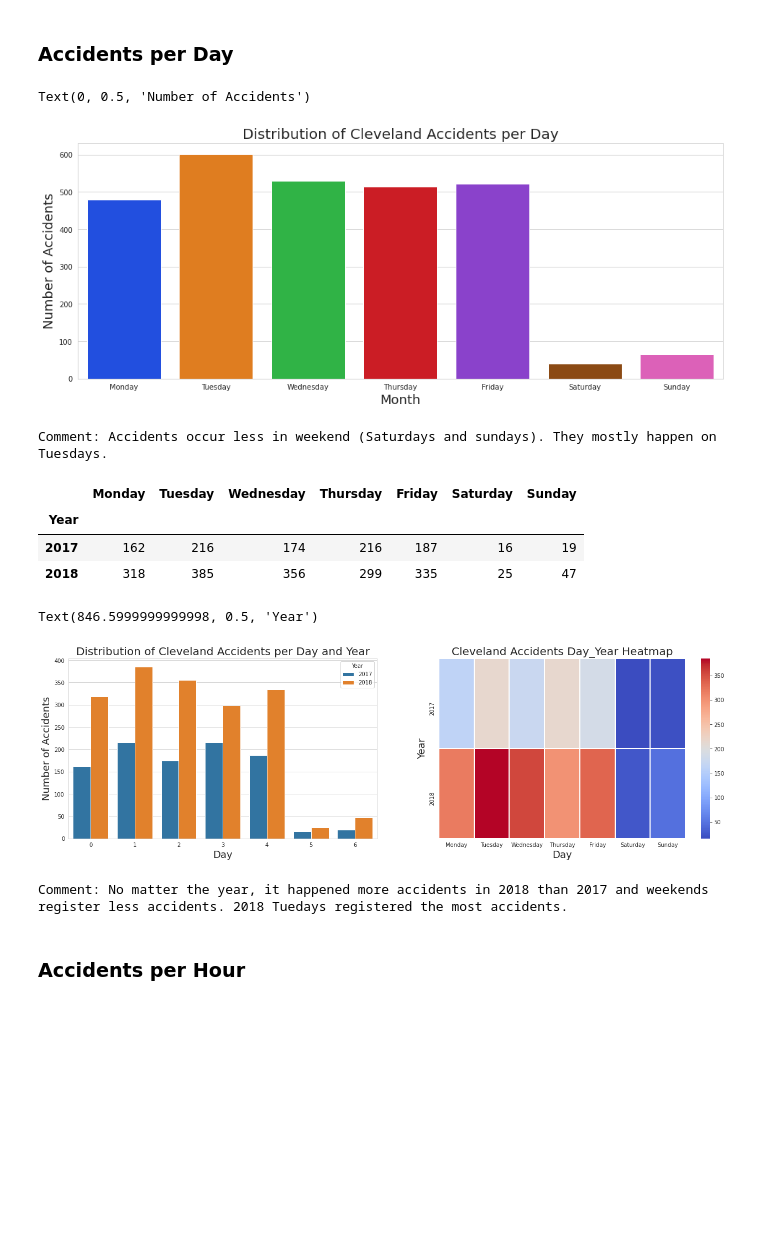
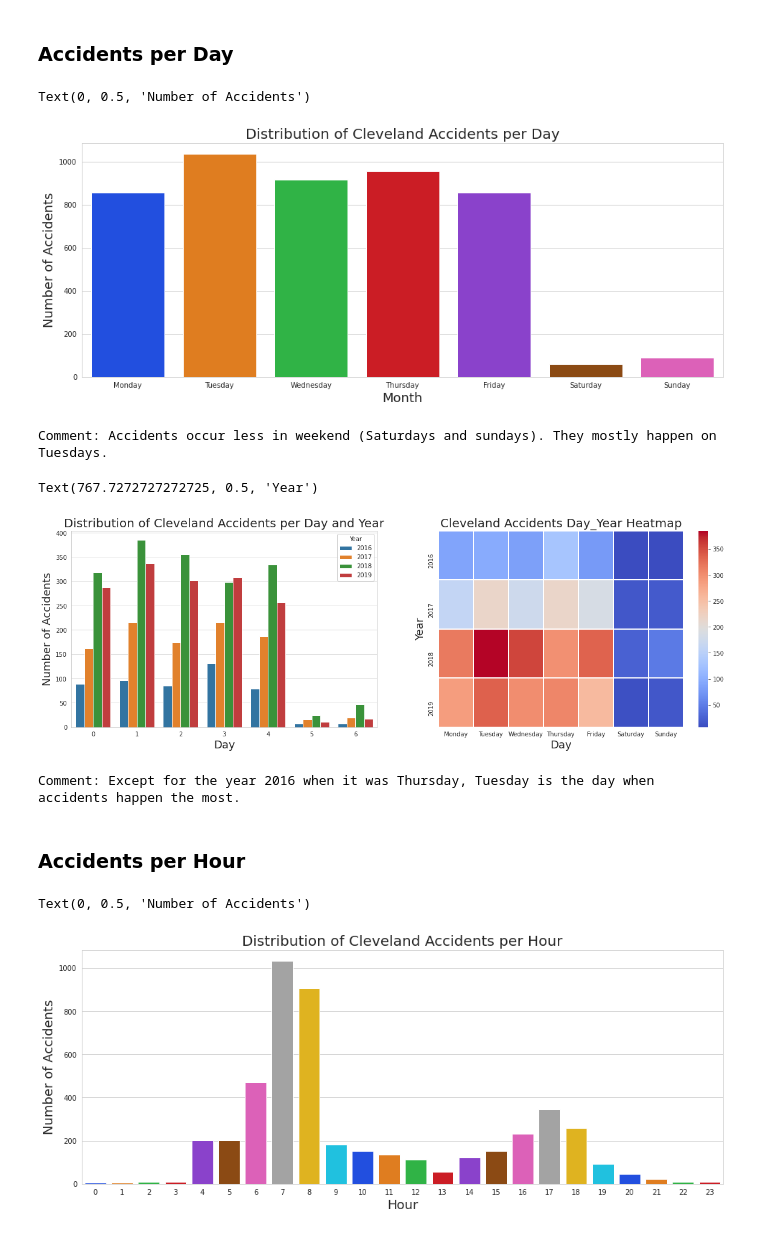
Before and after one commit to sekoukeita/Exploratory-Data-Analysis-and-Visualisation-on-US-Road-Accidents, a Jupyter notebook: Exploratory_Data_Analysis_of_Accidents_in_US_and_in_Cleveland_OHIO.ipynb, the cells around one changed output. Cells and saved outputs as stored; diff of their text form; code cells hidden in the pictures; blank space fills up the shorter version.

```diff
--- a/Exploratory_Data_Analysis_of_Accidents_in_US_and_in_Cleveland_OHIO.ipynb
+++ b/Exploratory_Data_Analysis_of_Accidents_in_US_and_in_Cleveland_OHIO.ipynb
@@ -274,12 +274,10 @@ from datetime import datetime
 # %%
 # Let's convert the Start and End time columns that are in string format into date format and use them to get only accidents occurred
 # between 1/1/2017 and 12/31/2018 and filter on State and City to get only accidents for the city of Cleveland.
+from datetime import datetime
 
 df_accidents['Start_Time'] = pd.to_datetime(df_accidents['Start_Time'])
 df_accidents['End_Time'] = pd.to_datetime(df_accidents['End_Time'])
 
-start = datetime.strptime('1/1/2017','%m/%d/%Y')
-end = datetime.strptime('1/1/2019','%m/%d/%Y')
-
-df_accidents_cleveland = df_accidents[(df_accidents['State']=='OH') & (df_accidents['City']=='Cleveland') & \
-                                      (df_accidents['Start_Time']>=start) & (df_accidents['End_Time']<end)]
+df_accidents_cleveland = df_accidents[(df_accidents['State']=='OH') & (df_accidents['City']=='Cleveland')]
+df_accidents_cleveland.head()
@@ -385,7 +451,7 @@ plt.xticks(ticks=[0,1,2,3,4,5,6],labels=['Monday','Tuesday','Wednesday','Thursda
 plt.ylabel('Number of Accidents', size=18)
 # %% [output]
 Text(0, 0.5, 'Number of Accidents')
-[figure, old version]
+[figure, new version]
 # %%
 print('Comment: Accidents occur less in weekend (Saturdays and sundays). They mostly happen on Tuesdays.')
 # %% [output]
@@ -397,29 +465,33 @@ matrix_day.columns = ['Monday','Tuesday','Wednesday','Thursday','Friday','Saturd
-# %%
-matrix_day
-# %% [output]
-|  | Monday | Tuesday | Wednesday | Thursday | Friday | Saturday | Sunday |
-| Year |  |  |  |  |  |  |  |
-| 2017 | 162 | 216 | 174 | 216 | 187 | 16 | 19 |
-| 2018 | 318 | 385 | 356 | 299 | 335 | 25 | 47 |
 # %%
-# Distribution of accidents over years and day using Seaborn visualization.
-fig,ax = plt.subplots(1,2,figsize=(22,6))
+# Distribution of accidents over years and days using Seaborn visualization.
+fig,ax = plt.subplots(1,2,figsize=(20,6))
 
 sns.countplot(data=df_accidents_cleveland,x='Weekday',hue='Year',ax=ax[0])
 ax[0].set_title('Distribution of Cleveland Accidents per Day and Year', size= 20)
 ax[0].set_xlabel('Day', size=18)
 ax[0].set_ylabel('Number of Accidents', size=18)
 
 sns.heatmap(matrix_day,cmap='coolwarm',linewidth=1,linecolor='white',ax=ax[1])
 ax[1].set_title('Cleveland Accidents Day_Year Heatmap', size= 20)
 ax[1].set_xlabel('Day', size=18)
 ax[1].set_ylabel('Year', size=18)
 # %% [output]
-Text(846.5999999999998, 0.5, 'Year')
+Text(767.7272727272725, 0.5, 'Year')
-[figure, old version]
+[figure, new version]
-# %%
-print('Comment: No matter the year, it happened more accidents in 2018 than 2017 and weekends register less accidents. 2018 Tuedays registered the most accidents.')
-# %% [output]
-Comment: No matter the year, it happened more accidents in 2018 than 2017 and weekends register less accidents. 2018 Tuedays registered the most accidents.
+# %%
+print('Comment: Except for the year 2016 when it was Thursday, Tuesday is the day when accidents happen the most.')
+# %% [output]
+Comment: Except for the year 2016 when it was Thursday, Tuesday is the day when accidents happen the most.
 # %% [markdown]
 ### Accidents per Hour
+# %%
+plt.figure(figsize=(16,6))
+
+sns.countplot(data=df_accidents_cleveland,x='Hour',palette='bright')
+plt.title('Distribution of Cleveland Accidents per Hour', size= 20)
+plt.xlabel('Hour', size=18)
+#plt.xticks(ticks=[0,1,2,3,4,5,6],labels=['Monday','Tuesday','Wednesday','Thursday','Friday','Saturday','Sunday'])
+plt.ylabel('Number of Accidents', size=18)
+# %% [output]
+Text(0, 0.5, 'Number of Accidents')
+[figure, added]
```
Also changed, not shown: parts of 27 cells of this notebook.
